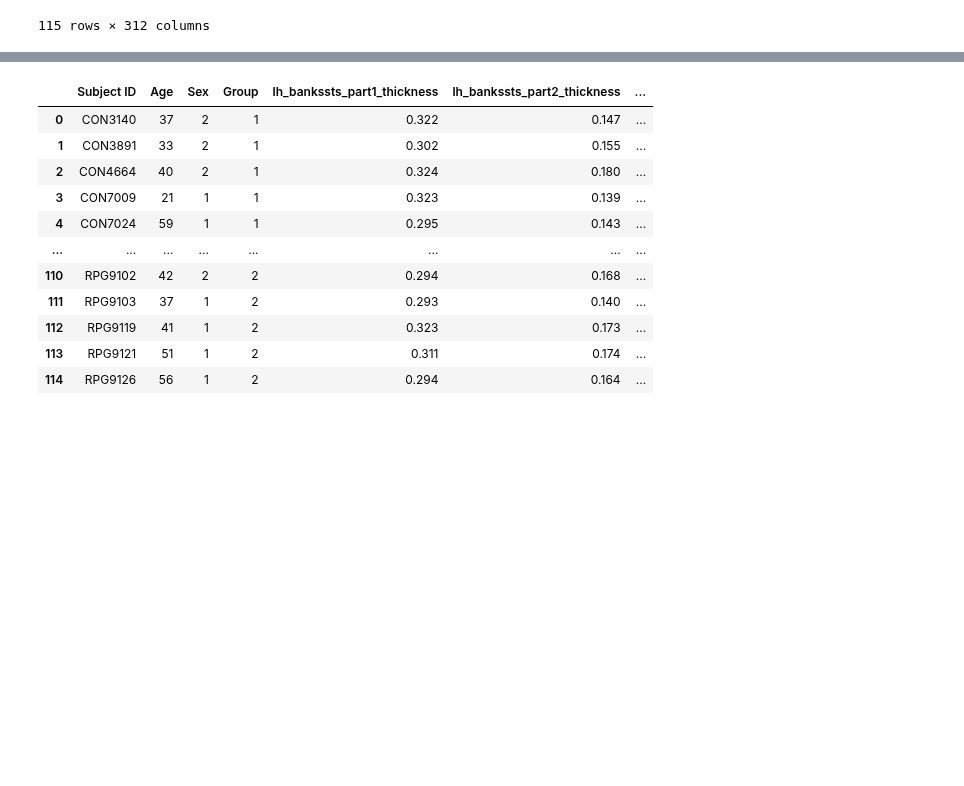
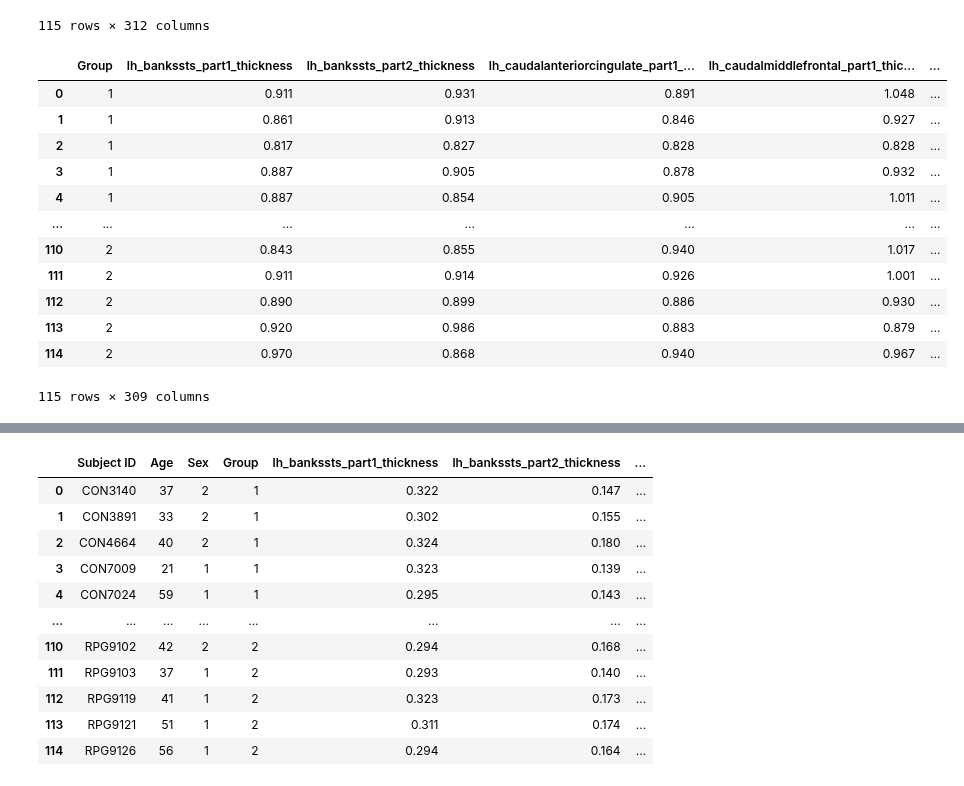
Before and after one commit to mello-y/MSc5_research_project, a Jupyter notebook: data/Data_exploration.ipynb, the cells around one changed output, grey strips where cells are left out. Cells and saved outputs as stored; diff of their text form; code cells hidden in the pictures; blank space fills up the shorter version.

Commit message:
adjusted MD and FA dataframes

```diff
--- a/data/Data_exploration.ipynb
+++ b/data/Data_exploration.ipynb
@@ -357,3 +357,22 @@ MD_Dublin
 | 113 | RPG9121 | 51 | 1 | 2 | 0.920 | 0.986 | ... |
 | 114 | RPG9126 | 56 | 1 | 2 | 0.970 | 0.868 | ... |
 115 rows × 312 columns
+# %%
+#adjust data frame
+MD_Dublin_ad = MD_Dublin.drop(['Subject ID','Age', 'Sex'], axis=1)
+# %%
+MD_Dublin_ad
+# %% [output]
+|  | Group | lh_bankssts_part1_thickness | lh_bankssts_part2_thickness | lh_caudalanteriorcingulate_part1_... | lh_caudalmiddlefrontal_part1_thic... | ... |
+| 0 | 1 | 0.911 | 0.931 | 0.891 | 1.048 | ... |
+| 1 | 1 | 0.861 | 0.913 | 0.846 | 0.927 | ... |
+| 2 | 1 | 0.817 | 0.827 | 0.828 | 0.828 | ... |
+| 3 | 1 | 0.887 | 0.905 | 0.878 | 0.932 | ... |
+| 4 | 1 | 0.887 | 0.854 | 0.905 | 1.011 | ... |
+| ... | ... | ... | ... | ... | ... | ... |
+| 110 | 2 | 0.843 | 0.855 | 0.940 | 1.017 | ... |
+| 111 | 2 | 0.911 | 0.914 | 0.926 | 1.001 | ... |
+| 112 | 2 | 0.890 | 0.899 | 0.886 | 0.930 | ... |
+| 113 | 2 | 0.920 | 0.986 | 0.883 | 0.879 | ... |
+| 114 | 2 | 0.970 | 0.868 | 0.940 | 0.967 | ... |
+115 rows × 309 columns
```
Also changed, not shown: parts of 15 cells of this notebook.
